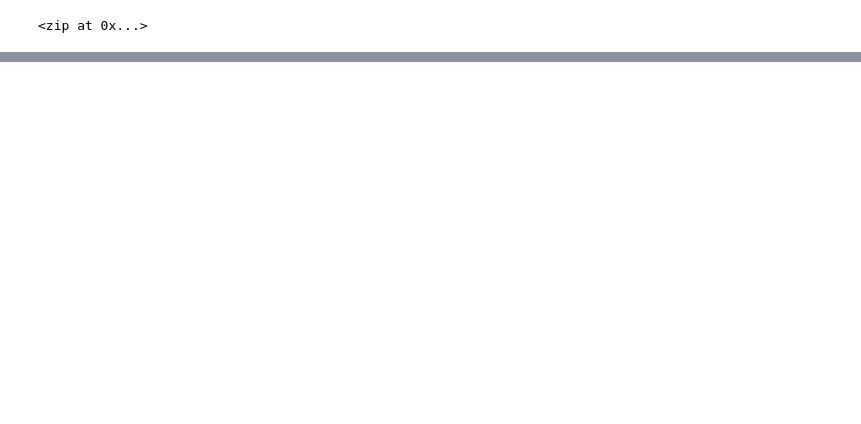
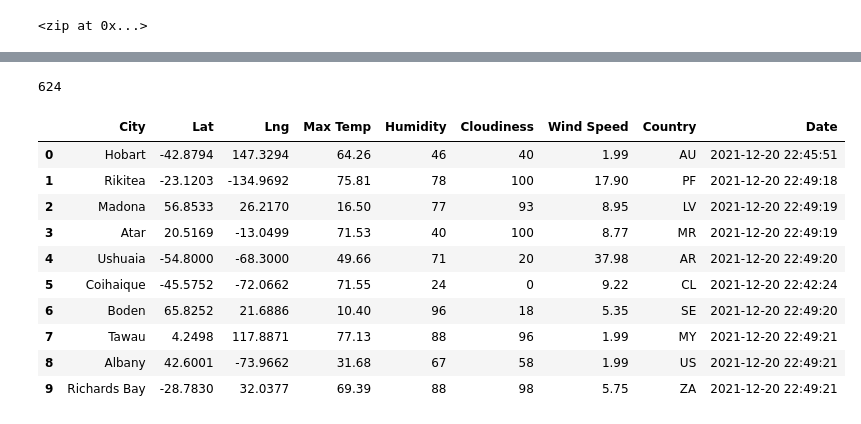
Before and after one commit to rdebru/World_Weather_Analysis, a Jupyter notebook: WeatherPy.ipynb, the cells around one changed output, grey strips where cells are left out. Cells and saved outputs as stored; diff of their text form; code cells hidden in the pictures; blank space fills up the shorter version.

Commit message:
Modifying .gitignore and adding WeatherPy.ipynb

```diff
--- a/WeatherPy.ipynb
+++ b/WeatherPy.ipynb
@@ -33,0 +43,3 @@ len(cities)
+# %%
+# Starting URL for Weather Map API Call.
+url = "http://api.openweathermap.org/data/2.5/weather?units=Imperial&APPID=" + weather_api_key
@@ -33,0 +124,20 @@ len(cities)
+# %%
+print(len(cities))
+# %% [output]
+624
+# %%
+# Convert the array of dictionaries to a Pandas DataFrame.
+city_data_df = pd.DataFrame(city_data)
+city_data_df.head(10)
+# %% [output]
+|  | City | Lat | Lng | Max Temp | Humidity | Cloudiness | Wind Speed | Country | Date |
+| 0 | Hobart | -42.8794 | 147.3294 | 64.26 | 46 | 40 | 1.99 | AU | 2021-12-20 22:45:51 |
+| 1 | Rikitea | -23.1203 | -134.9692 | 75.81 | 78 | 100 | 17.90 | PF | 2021-12-20 22:49:18 |
+| 2 | Madona | 56.8533 | 26.2170 | 16.50 | 77 | 93 | 8.95 | LV | 2021-12-20 22:49:19 |
+| 3 | Atar | 20.5169 | -13.0499 | 71.53 | 40 | 100 | 8.77 | MR | 2021-12-20 22:49:19 |
+| 4 | Ushuaia | -54.8000 | -68.3000 | 49.66 | 71 | 20 | 37.98 | AR | 2021-12-20 22:49:20 |
+| 5 | Coihaique | -45.5752 | -72.0662 | 71.55 | 24 | 0 | 9.22 | CL | 2021-12-20 22:42:24 |
+| 6 | Boden | 65.8252 | 21.6886 | 10.40 | 96 | 18 | 5.35 | SE | 2021-12-20 22:49:20 |
+| 7 | Tawau | 4.2498 | 117.8871 | 77.13 | 88 | 96 | 1.99 | MY | 2021-12-20 22:49:21 |
+| 8 | Albany | 42.6001 | -73.9662 | 31.68 | 67 | 58 | 1.99 | US | 2021-12-20 22:49:21 |
+| 9 | Richards Bay | -28.7830 | 32.0377 | 69.39 | 88 | 98 | 5.75 | ZA | 2021-12-20 22:49:21 |
```
Also changed, not shown: parts of 4 cells of this notebook, 1 other file.
